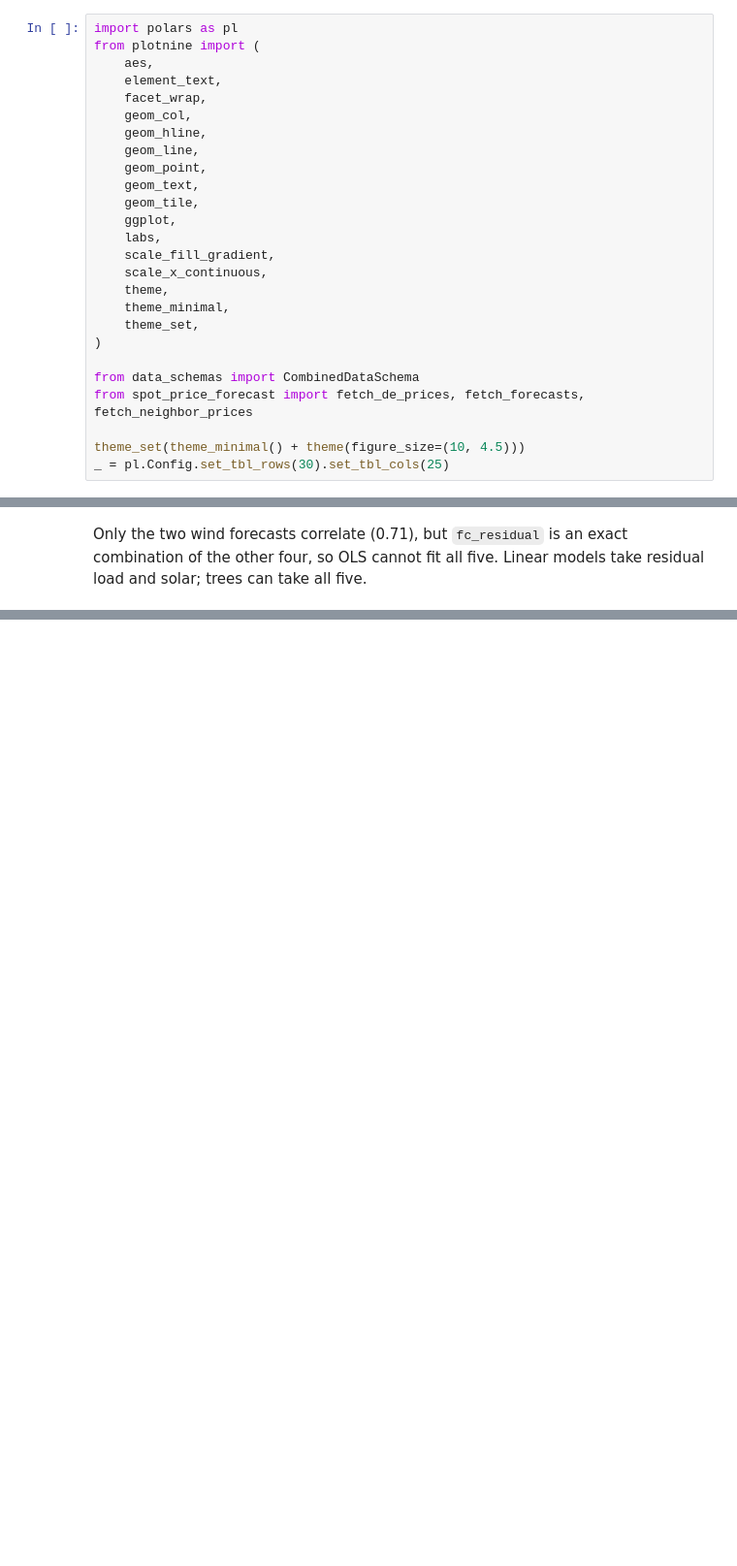
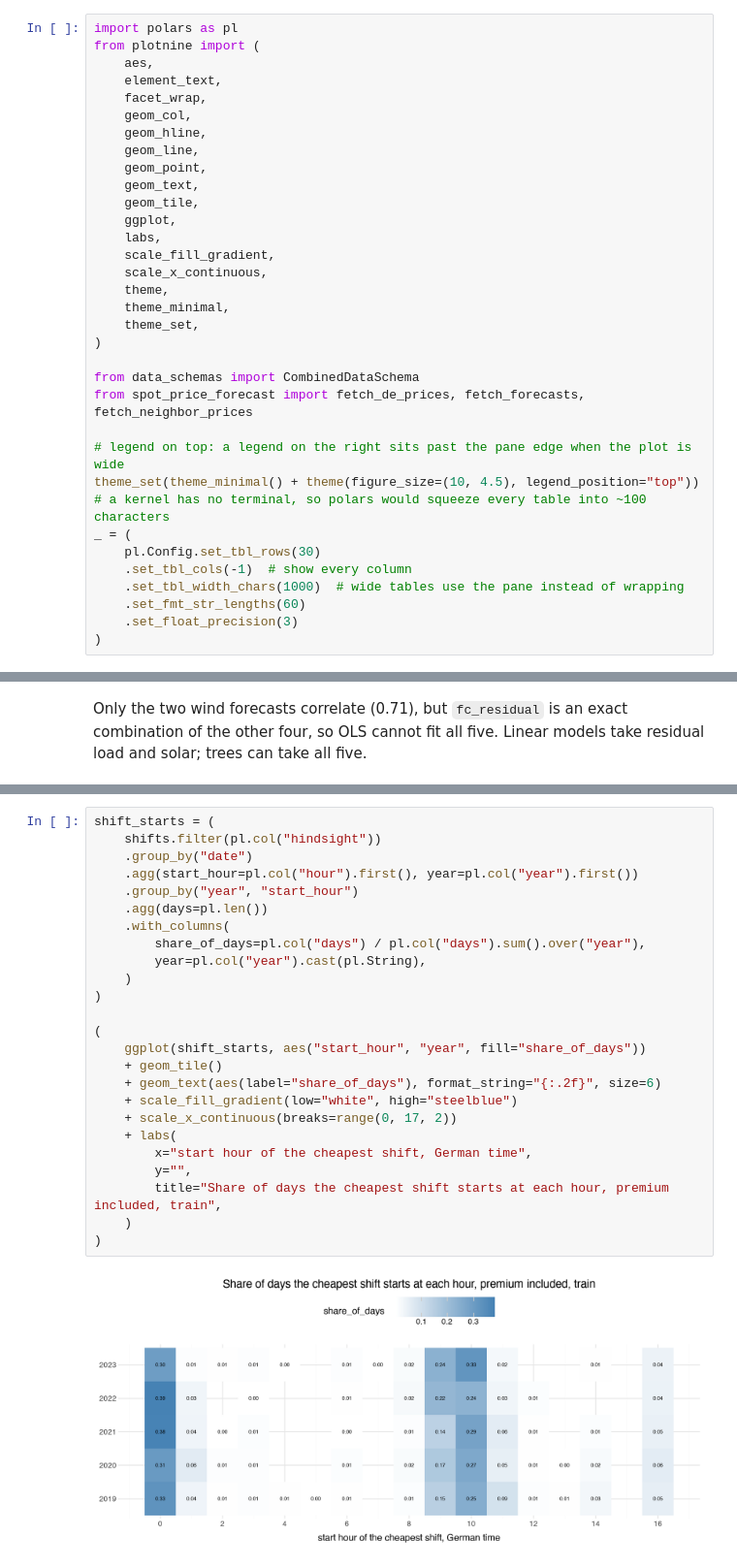
Before and after one commit to martin-gbeck/dba-group-project, a Jupyter notebook: de_price_forecast.ipynb, the cells around one changed output, grey strips where cells are left out. Shown at 97% size. Saved outputs shown, nothing was run; the diff lists cells and outputs as text; blank space fills up the shorter version.

```diff
--- a/de_price_forecast.ipynb
+++ b/de_price_forecast.ipynb
@@ -38,8 +40,16 @@ from plotnine import (
 from data_schemas import CombinedDataSchema
 from spot_price_forecast import fetch_de_prices, fetch_forecasts, fetch_neighbor_prices
 
-theme_set(theme_minimal() + theme(figure_size=(10, 4.5)))
-_ = pl.Config.set_tbl_rows(30).set_tbl_cols(25)
+# legend on top: a legend on the right sits past the pane edge when the plot is wide
+theme_set(theme_minimal() + theme(figure_size=(10, 4.5), legend_position="top"))
+# a kernel has no terminal, so polars would squeeze every table into ~100 characters
+_ = (
+    pl.Config.set_tbl_rows(30)
+    .set_tbl_cols(-1)  # show every column
+    .set_tbl_width_chars(1000)  # wide tables use the pane instead of wrapping
+    .set_fmt_str_lengths(60)
+    .set_float_precision(3)
+)
 # %% [markdown]
 ## 1. Raw data
 
@@ -554,0 +805,27 @@ Only the two wind forecasts correlate (0.71), but `fc_residual` is an exact comb
+# %%
+shift_starts = (
+    shifts.filter(pl.col("hindsight"))
+    .group_by("date")
+    .agg(start_hour=pl.col("hour").first(), year=pl.col("year").first())
+    .group_by("year", "start_hour")
+    .agg(days=pl.len())
+    .with_columns(
+        share_of_days=pl.col("days") / pl.col("days").sum().over("year"),
+        year=pl.col("year").cast(pl.String),
+    )
+)
+
+(
+    ggplot(shift_starts, aes("start_hour", "year", fill="share_of_days"))
+    + geom_tile()
+    + geom_text(aes(label="share_of_days"), format_string="{:.2f}", size=6)
+    + scale_fill_gradient(low="white", high="steelblue")
+    + scale_x_continuous(breaks=range(0, 17, 2))
+    + labs(
+        x="start hour of the cheapest shift, German time",
+        y="",
+        title="Share of days the cheapest shift starts at each hour, premium included, train",
+    )
+)
+# %% [output]
+[figure, added]
```
Also changed, not shown: parts of 68 cells of this notebook, 4 other files.
